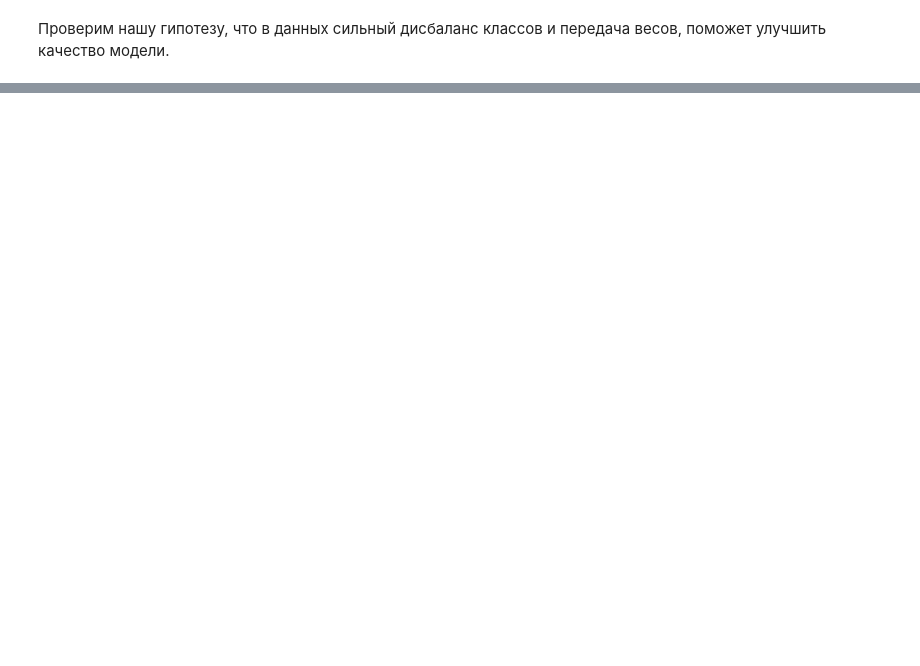
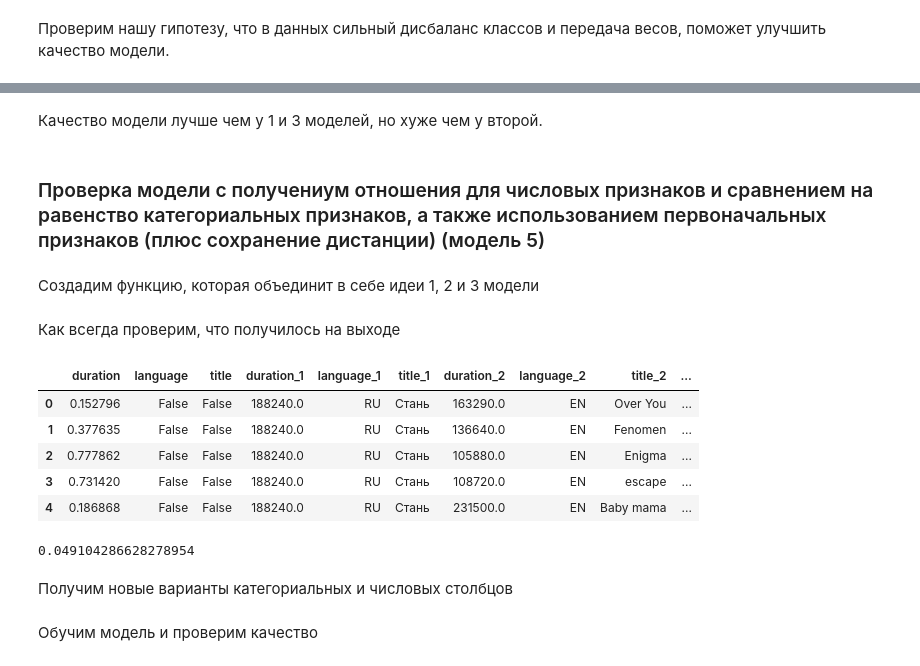
Before and after one commit to Musical-Detectives-Team/hakaton_yandex_music, a Jupyter notebook: modeling.ipynb, the cells around one changed output, grey strips where cells are left out. Saved outputs shown, nothing was run; the diff lists cells and outputs as text; code cells hidden in the pictures; blank space fills up the shorter version.

```diff
--- a/modeling.ipynb
+++ b/modeling.ipynb
@@ -371,0 +599,53 @@ Wall time: 1min 28s
+# %% [markdown]
+Качество модели лучше чем у 1 и 3 моделей, но хуже чем у второй.
+# %% [markdown]
+### Проверка модели с получениум отношения для числовых признаков и сравнением на равенство категориальных признаков, а также использованием первоначальных признаков (плюс сохранение дистанции) (модель 5)
+# %% [markdown]
+Создадим функцию, которая объединит в себе идеи 1, 2 и 3 модели
+# %%
+def get_row_to_df_v5(df: pd.DataFrame,
+                     id_1: str,
+                     id_2: str,
+                     dist: float,
+                     cat_features: List[str] = [],
+                     num_features: List[str] = [],
+                     is_train: bool = True) -> pd.DataFrame:
+    # сравниваем категориальные столбцы
+    cat_df = pd.DataFrame()
+    for column in cat_features:
+        cat_df[column] =pd.Series(df.loc[df['track_id'] == id_1, column].reset_index(drop=True)[0]
+                                  == df.loc[df['track_id'] == id_2, column].reset_index(drop=True)[0])
+
+    # находим отношение для числовых признаков
+    num_df = pd.DataFrame()
+    for column in num_features:
+        num_df[column] = pd.Series(abs(1 - df.loc[df['track_id'] == id_1, column].reset_index(drop=True)[0]
+                                  / df.loc[df['track_id'] == id_2, column].reset_index(drop=True)[0]))
+    # для получения таргета и дистанции воспользуемся функцией
+    new_df = get_row_to_df_v1(df,
+                              id_1,
+                              id_2,
+                              dist,
+                              cat_features = cat_features,
+                              num_features = num_features)
+    new_df = pd.concat([num_df ,cat_df, new_df], axis=1)
+    return new_df
+# %%
+df_cat_train = get_df(df_train, y_train_pred, dist_train_pred, get_row_to_df_v5, cat_features, num_features)
+# %% [markdown]
+Как всегда проверим, что получилось на выходе
+# %%
+df_cat_train.head()
+# %% [output]
+|  | duration | language | title | duration_1 | language_1 | title_1 | duration_2 | language_2 | title_2 | ... |
+| 0 | 0.152796 | False | False | 188240.0 | RU | Стань | 163290.0 | EN | Over You | ... |
+| 1 | 0.377635 | False | False | 188240.0 | RU | Стань | 136640.0 | EN | Fenomen | ... |
+| 2 | 0.777862 | False | False | 188240.0 | RU | Стань | 105880.0 | EN | Enigma | ... |
+| 3 | 0.731420 | False | False | 188240.0 | RU | Стань | 108720.0 | EN | escape | ... |
+| 4 | 0.186868 | False | False | 188240.0 | RU | Стань | 231500.0 | EN | Baby mama | ... |
+# %%
+df_cat_train['target'].mean()
+# %% [output]
+0.049104286628278954
+# %% [markdown]
+Получим новые варианты категориальных и числовых столбцов
@@ -371,0 +654,2 @@ Wall time: 1min 28s
+# %% [markdown]
+Обучим модель и проверим качество
```
Also changed, not shown: parts of 48 cells of this notebook.
